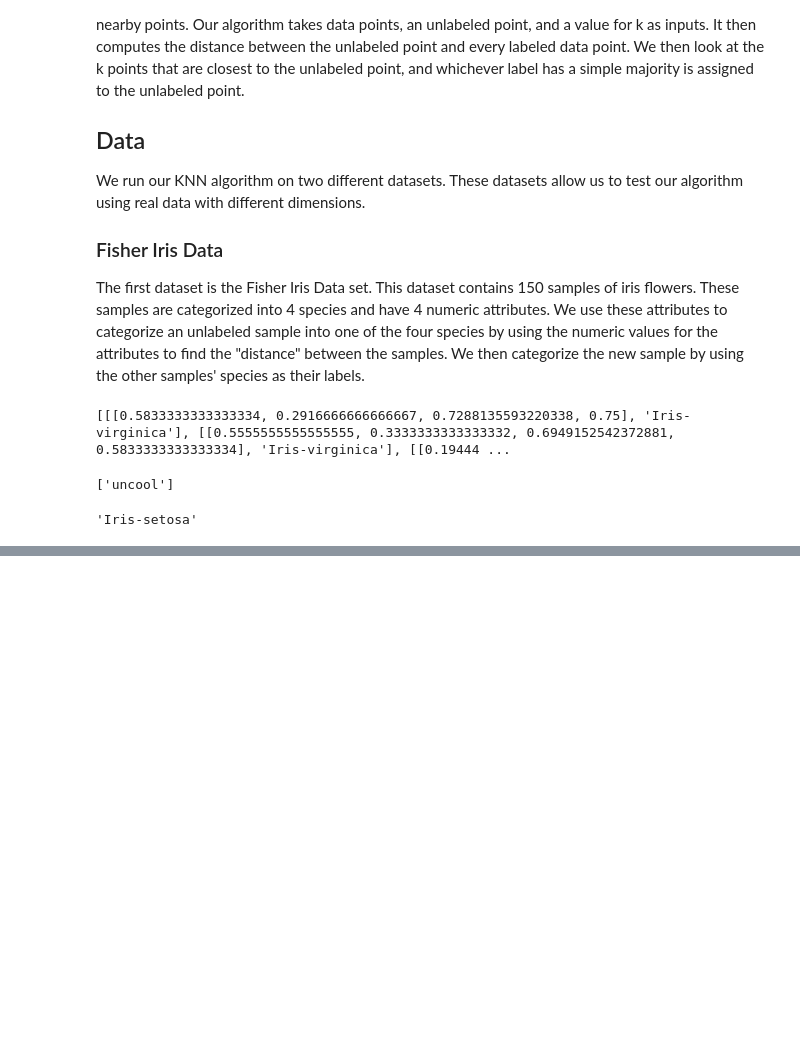
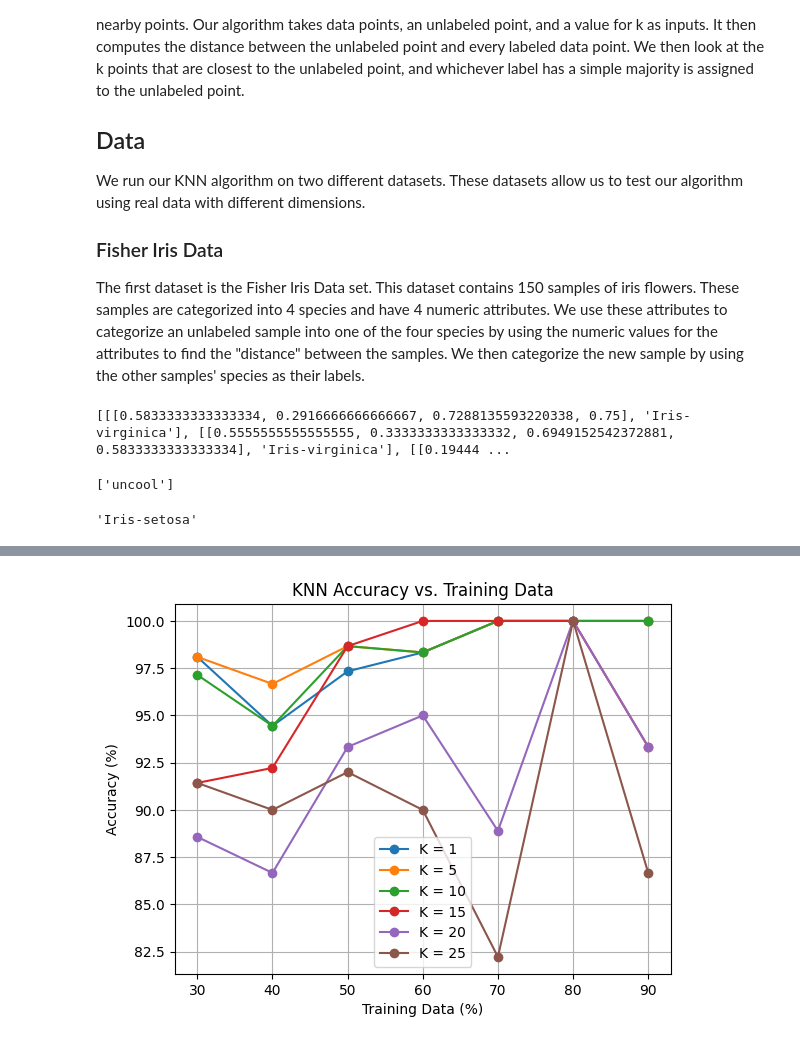
Before and after one commit to kaiden-mccready/ml-240-project1, a Jupyter notebook: iris_example_project/iris_knn.ipynb, the cells around one changed output, grey strips where cells are left out. Saved outputs shown, nothing was run; the diff lists cells and outputs as text; code cells hidden in the pictures; blank space fills up the shorter version.

```diff
--- a/iris_example_project/iris_knn.ipynb
+++ b/iris_example_project/iris_knn.ipynb
@@ -154,0 +196,88 @@ plt.show()
+# %%
+file_path = "/Users/koseiyamaguchi/CS240/ml-240-project1/iris_example_project/Iris.csv"
+features = np.genfromtxt(file_path, delimiter=',', usecols=(1,2,3,4), skip_header=1).tolist()
+species = np.genfromtxt(file_path, delimiter=',', usecols=5, dtype = str, skip_header=1).tolist()
+data= []
+
+for i in range(len(features)):
+    data.append([features[i], species[i]])
+
+print(data[0])
+
+
+def split_data(data, train_ratio):
+    indices = np.random.permutation(len(data))
+
+    train_size = int(len(data) * train_ratio)
+
+    train_indices = indices[:train_size]
+    test_indices = indices[train_size:]
+
+    train_data = [data[i] for i in train_indices]
+    test_data = [data[i] for i in test_indices]
+
+    return train_data, test_data
+
+def test_accuracy(train_data, test_data, k):
+    correct = 0
+
+    for point in test_data:
+        prediction = KNN(train_data, point[0], k)
+
+        if prediction == point[1]:
+            correct += 1
+
+    accuracy = correct / len(test_data)
+
+    return correct, accuracy
+
+
+
+train_ratios = [0.3, 0.4 ,0.5, 0.6, 0.7, 0.8, 0.9]
+
+results = {}
+
+for ratio in train_ratios:
+
+    train_data, test_data = split_data(data, ratio)
+
+    results[ratio] = {}
+
+    for k in range(1, 26):
+
+        correct, accuracy = test_accuracy(train_data, test_data, k)
+
+        results[ratio][k] = accuracy
+
+        print(
+            "Training ratio =", ratio,
+            "K =", k,
+            "Correct =", correct,
+            "Total =", len(test_data),
+            "Accuracy =", round(accuracy * 100, 2), "%"
+        )
+##training data ratio => x-axis, accuracy => y-axis, line=>varying K value
+k_values = [1, 5, 10, 15, 20, 25]
+
+for k in k_values:
+
+    accuracies = []
+
+    for ratio in train_ratios:
+        accuracies.append(results[ratio][k] * 100)
+
+    plt.plot(
+        [ratio * 100 for ratio in train_ratios],
+        accuracies,
+        marker='o',
+        label="K = " + str(k)
+    )
+
+plt.xlabel("Training Data (%)")
+plt.ylabel("Accuracy (%)")
+plt.title("KNN Accuracy vs. Training Data")
+plt.legend()
+plt.grid()
+
+plt.show()
+# %% [output]
@@ -154,0 +301 @@ plt.show()
+[figure, added]
```
Also changed, not shown: parts of 9 cells of this notebook, 2 other files.
